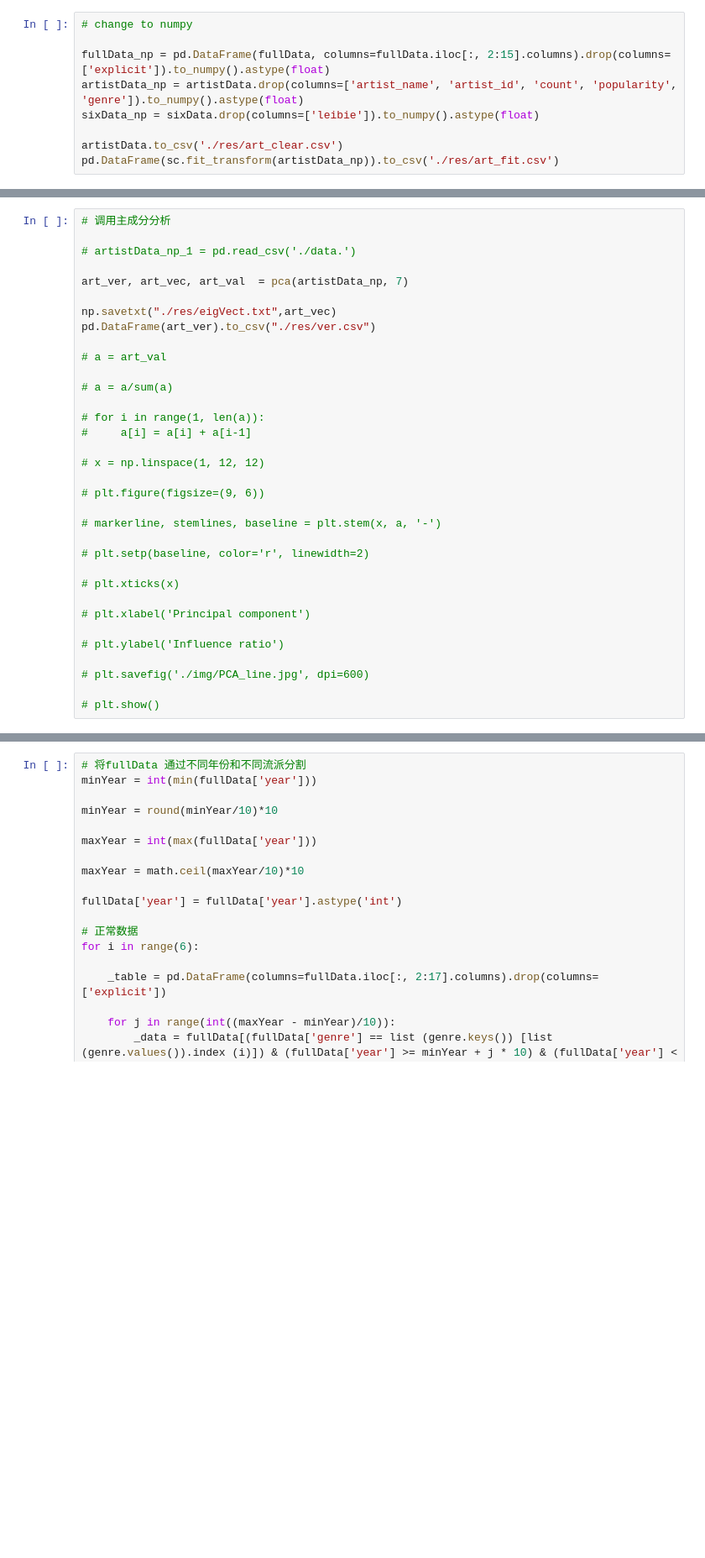
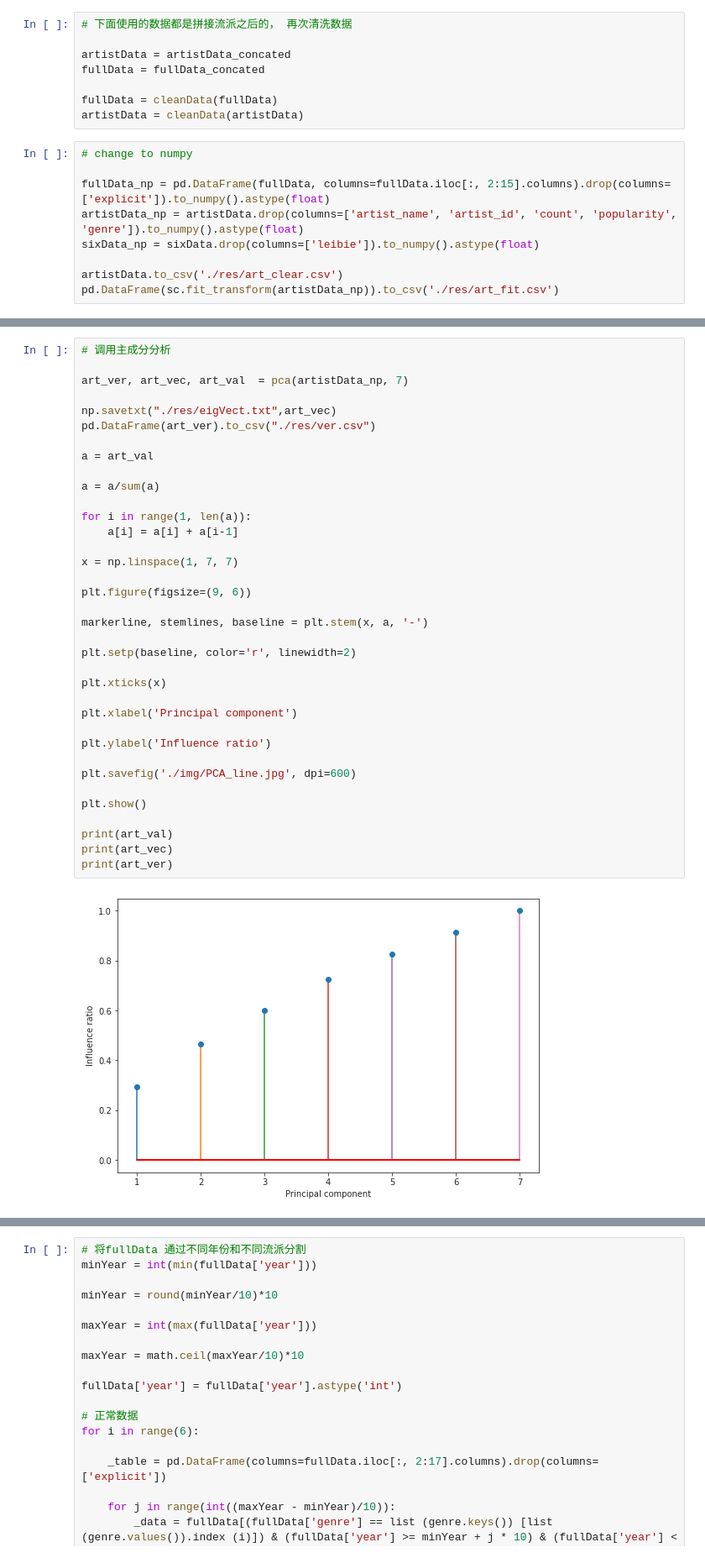
Before and after one commit to Asterisci/icm2021-2105298-finalist, a Jupyter notebook: code.ipynb, the cells around one changed output, grey strips where cells are left out. Shown at 84% size. Cells and saved outputs as stored; diff of their text form; blank space fills up the shorter version.

```diff
--- a/code.ipynb
+++ b/code.ipynb
@@ -74,3 +112,11 @@ fullData_6 = fullData[(fullData['genre'] == 'Pop/Rock') | (fullData['genre'] ==
+# %%
+# 下面使用的数据都是拼接流派之后的， 再次清洗数据
+
+artistData = artistData_concated
+fullData = fullData_concated
+
+fullData = cleanData(fullData)
+artistData = cleanData(artistData)
 # %%
 # change to numpy
 
@@ -122,35 +145,39 @@ def pca(XMat, k):
     return finalData, n_eigVect, n_eigVal
 # %%
 # 调用主成分分析
-
-# artistData_np_1 = pd.read_csv('./data.')
 
 art_ver, art_vec, art_val  = pca(artistData_np, 7)
 
 np.savetxt("./res/eigVect.txt",art_vec)
 pd.DataFrame(art_ver).to_csv("./res/ver.csv")
 
-# a = art_val
+a = art_val
 
-# a = a/sum(a)
+a = a/sum(a)
 
-# for i in range(1, len(a)):
-#     a[i] = a[i] + a[i-1]
+for i in range(1, len(a)):
+    a[i] = a[i] + a[i-1]
 
-# x = np.linspace(1, 12, 12)
+x = np.linspace(1, 7, 7)
 
-# plt.figure(figsize=(9, 6))
+plt.figure(figsize=(9, 6))
 
-# markerline, stemlines, baseline = plt.stem(x, a, '-')
+markerline, stemlines, baseline = plt.stem(x, a, '-')
 
-# plt.setp(baseline, color='r', linewidth=2)
+plt.setp(baseline, color='r', linewidth=2)
 
-# plt.xticks(x)
+plt.xticks(x)
 
-# plt.xlabel('Principal component')
+plt.xlabel('Principal component')
 
-# plt.ylabel('Influence ratio')
+plt.ylabel('Influence ratio')
 
-# plt.savefig('./img/PCA_line.jpg', dpi=600)
+plt.savefig('./img/PCA_line.jpg', dpi=600)
 
-# plt.show()
+plt.show()
+
+print(art_val)
+print(art_vec)
+print(art_ver)
+# %% [output]
+[figure, added]
```
Also changed, not shown: parts of 48 cells of this notebook.
